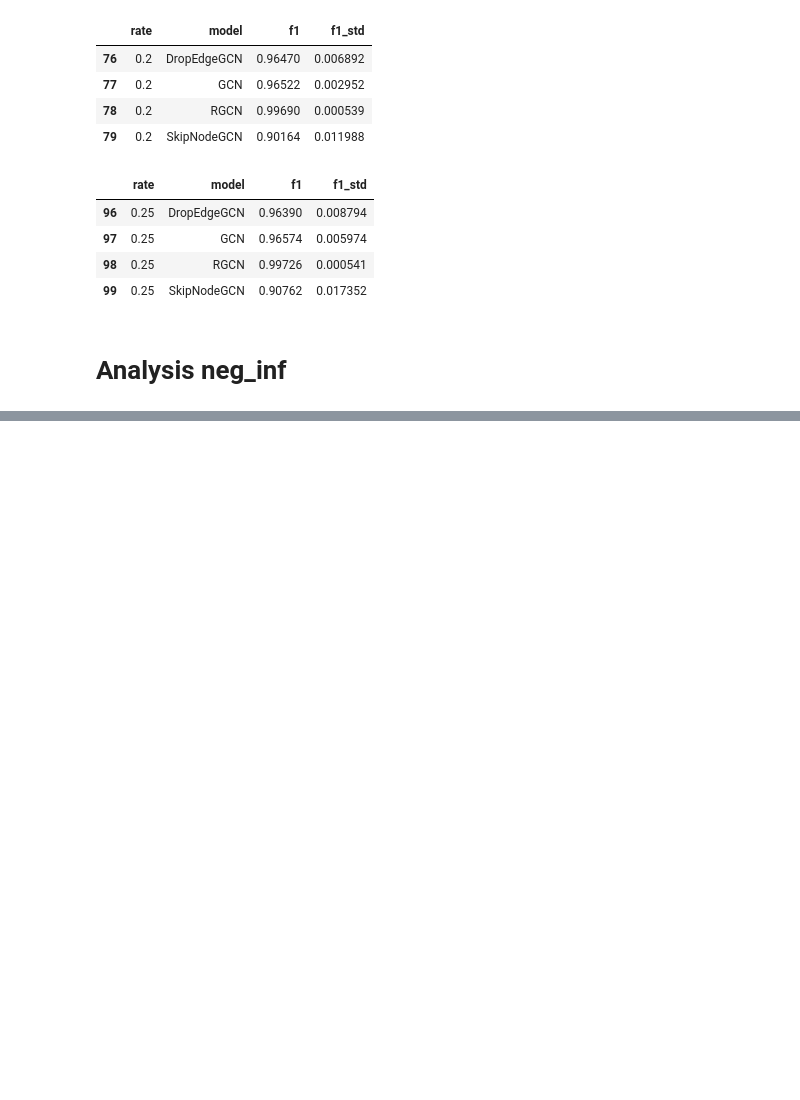
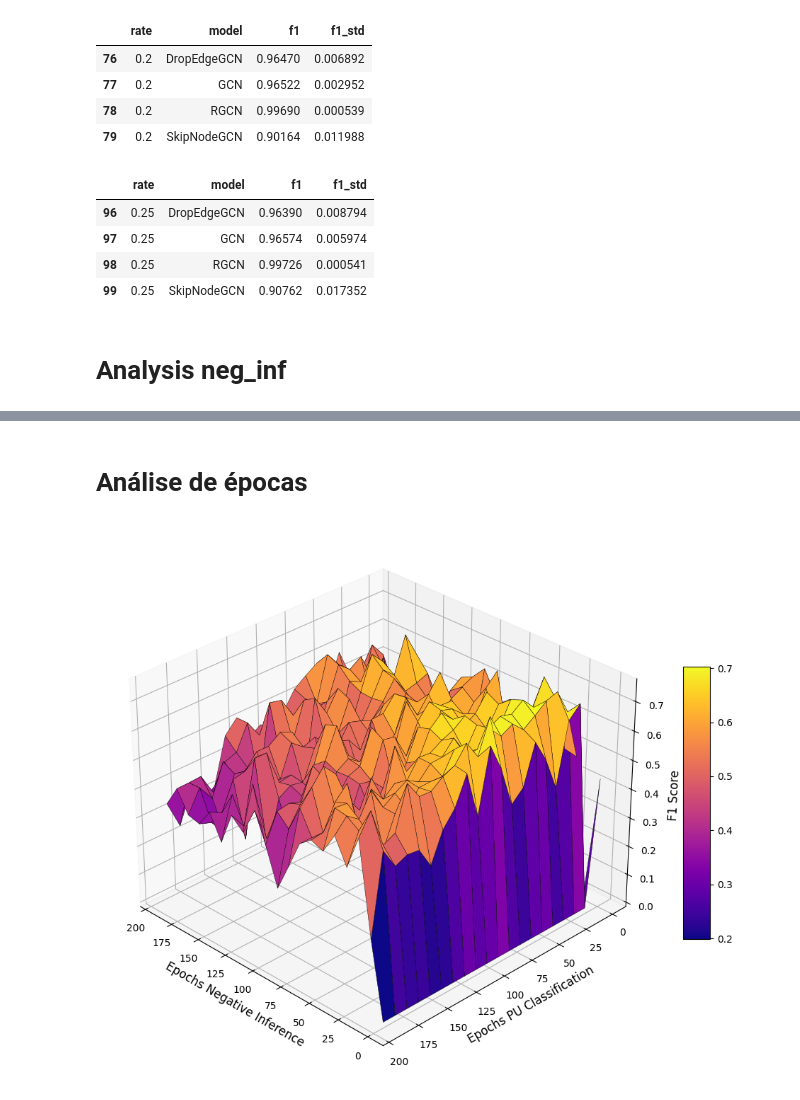
Before and after one commit to GHMessias/psrb, a Jupyter notebook: analysis_test.ipynb, the cells around one changed output, grey strips where cells are left out. Drawn from its saved outputs; the diff is of its cells as text; code cells hidden in the pictures; blank space fills up the shorter version.

```diff
--- a/analysis_test.ipynb
+++ b/analysis_test.ipynb
@@ -154,0 +281,45 @@ plt.plot()
+# %% [markdown]
+# Análise de épocas
+# %%
+import matplotlib.pyplot as plt
+from mpl_toolkits.mplot3d import Axes3D
+import numpy as np
+import pandas as pd
+
+# Carregar e agregar os dados
+df = pd.read_csv('results/epochs_results_Cora.csv')
+df = df[df['model'] == 'RGCN']
+df_avg = df.groupby(['epochs_pu', 'epochs_neginf'], as_index=False)['f1'].mean()
+pivot = df_avg.pivot(index='epochs_pu', columns='epochs_neginf', values='f1')
+
+# Preparar malha
+ep1 = pivot.columns.to_numpy()
+ep2 = pivot.index.to_numpy()
+Ep1, Ep2 = np.meshgrid(ep1, ep2)
+F1 = pivot.to_numpy()
+
+# Plot
+fig = plt.figure(figsize=(10, 8))
+ax = fig.add_subplot(111, projection='3d')
+
+# Escolher um colormap mais vibrante
+surf = ax.plot_surface(Ep1, Ep2, F1, cmap='plasma', edgecolor='k', linewidth=0.3, antialiased=True)
+
+# Ajuste dos rótulos
+ax.set_xlabel('Epochs Negative Inference', fontsize=12)
+ax.set_ylabel('Epochs PU Classification', fontsize=12)
+ax.set_zlabel('F1 Score', fontsize=12)
+# plt.title('F1 Score por Épocas dos Modelos', fontsize=14)
+
+# Barra de cores para indicar escala
+fig.colorbar(surf, shrink=0.5, aspect=10)
+
+# Ajuste da visão (ângulo de inclinação e rotação)
+ax.view_init(elev=30, azim=135)
+
+plt.tight_layout()
+plt.savefig(f'plots/epochs_cora_rgcn.svg', format='svg')
+# plt.plot()
+plt.show()
+# %% [output]
+[figure, added]
```
Also changed, not shown: parts of 11 cells of this notebook, 16 other files.
